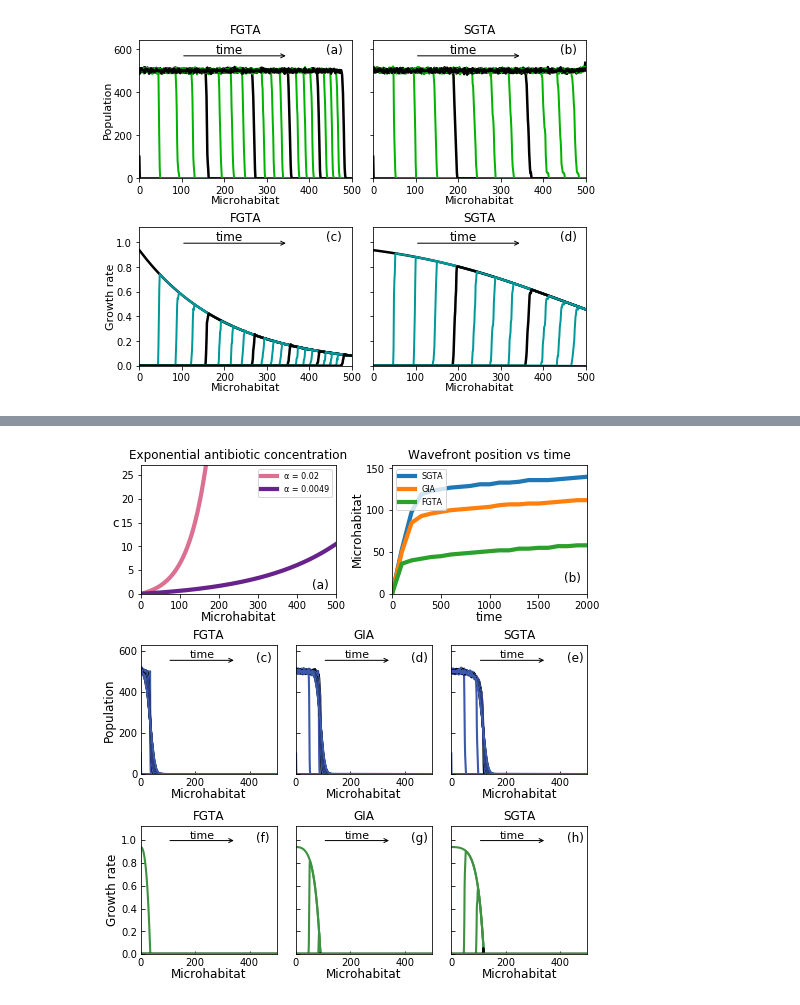
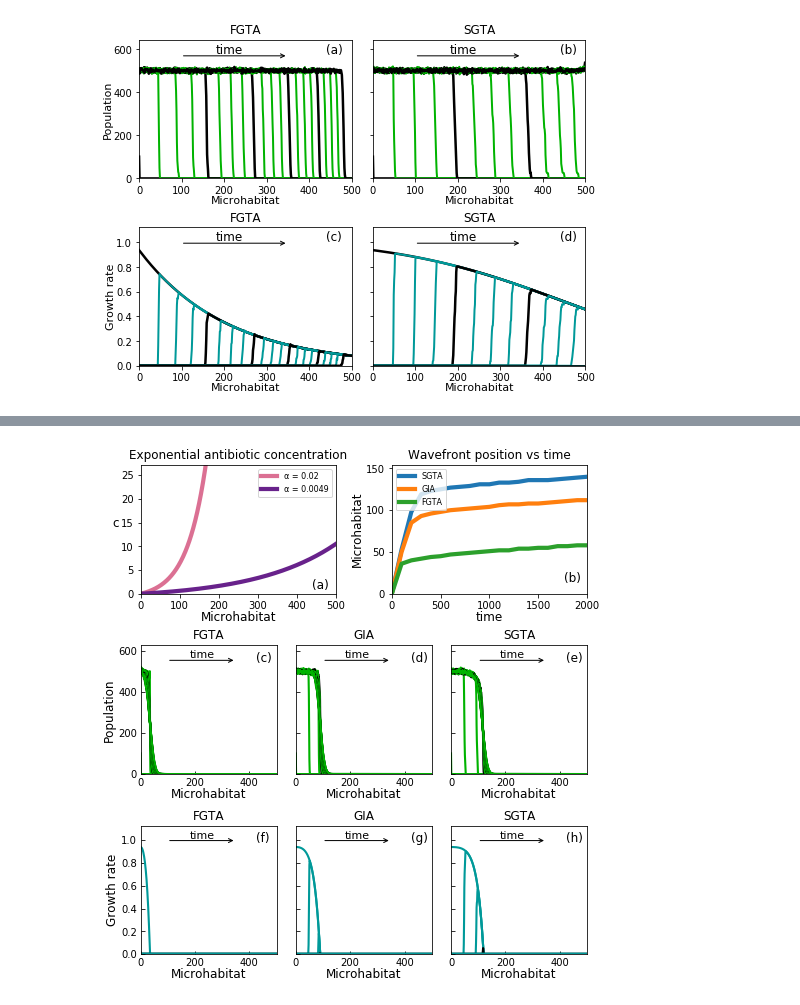
Before and after one commit to patricksinclair/Paper-Nutrients, a Jupyter notebook: MasterPlotter-v2.ipynb, the cells around one changed output, grey strips where cells are left out. Cells and saved outputs as stored; diff of their text form; code cells hidden in the pictures.

```diff
--- a/MasterPlotter-v2.ipynb
+++ b/MasterPlotter-v2.ipynb
@@ -1145,8 +1169,8 @@ def supplementary_steep_alpha(FGTA_spat, GITA_spat, SGTA_spat, FGTA_gRate, GITA_
     max_value_X = max(np.amax(FGTA_spat[0]), np.amax(GITA_spat[0]), np.amax(SGTA_spat[0]))
 
     # accent line colours for spatial and gRates
-    linColour_spat = '#3D59AB'
-    linColour_gRate = '#3D9140'
+    linColour_spat = '#00b300'
+    linColour_gRate = '#009999'
 
     # size and quality of the image
     #fig = plt.figure(figsize=(14, 12), dpi=400)
@@ -1288,31 +1312,31 @@ def supplementary_steep_alpha(FGTA_spat, GITA_spat, SGTA_spat, FGTA_gRate, GITA_
     ax31.set_xlabel('Microhabitat', fontsize=labelSize, labelpad=0)
     ax32.set_title('GIA', fontsize=titleSize)
     ax32.set_xlabel('Microhabitat', fontsize=labelSize, labelpad=0)
     ax33.set_title('SGTA', fontsize=titleSize)
     ax33.set_xlabel('Microhabitat', fontsize=labelSize, labelpad=0)
 
 
     ax11.text(0.88*max_value_X, 0.1*cExp_specAlpha[-1], '(a)', fontsize=IDsize)
     ax12.text(0.88*t[-1], 0.1*SGTA_waves[-1], '(b)', fontsize=IDsize)
 
     ax21.text(0.85*max_value_X, 1.05*max_value_Pops, '(c)', fontsize=IDsize)
     ax22.text(0.85*max_value_X, 1.05*max_value_Pops, '(d)', fontsize=IDsize)
     ax23.text(0.85*max_value_X, 1.05*max_value_Pops, '(e)', fontsize=IDsize)
 
     ax31.text(0.85*max_value_X, 1.05*max_value_gRate, '(f)', fontsize=IDsize)
     ax32.text(0.85*max_value_X, 1.05*max_value_gRate, '(g)', fontsize=IDsize)
     ax33.text(0.85*max_value_X, 1.05*max_value_gRate, '(h)', fontsize=IDsize)
 
     #fig.tight_layout()
     #plt.tight_layout()
     plt.savefig('supplementary_figures_alpha=0_002-FINAL.pdf', bbox_inches='tight')
     plt.show()
 
 
 
 
 
 
 supplementary_steep_alpha(FGTA_simple_alpha_002_spatial, GITA_simple_alpha_002_spatial, SGTA_simple_alpha_002_spatial, FGTA_simple_alpha_002_gRate, GITA_simple_alpha_002_gRate, SGTA_simple_alpha_002_gRate)
 # %% [output]
-[figure, old version]
+[figure, new version]
```
Also changed, not shown: parts of 9 cells of this notebook, 58 other files.
